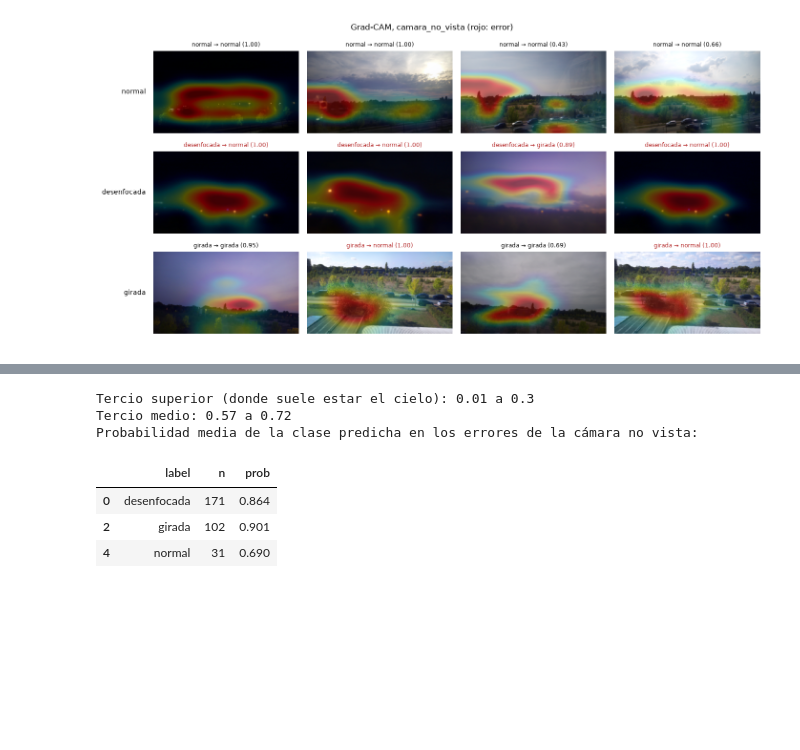
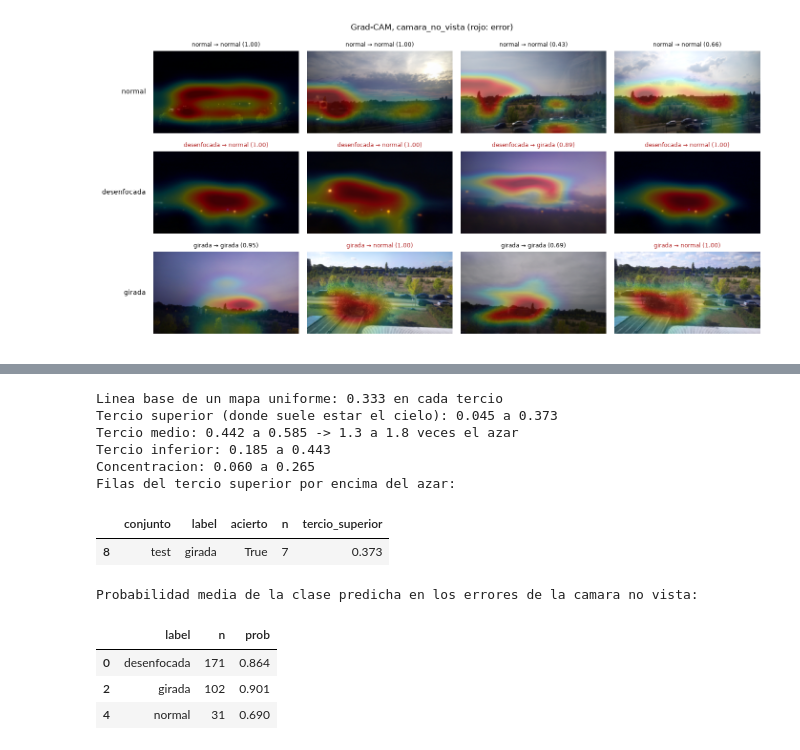
Before and after one commit to lyc4nthrope/deteccion-sabotaje-camaras, a Jupyter notebook: notebooks/05_explicabilidad_cnn.ipynb, the cells around one changed output, grey strips where cells are left out. Saved outputs shown, nothing was run; the diff lists cells and outputs as text; code cells hidden in the pictures; blank space fills up the shorter version.

```diff
--- a/notebooks/05_explicabilidad_cnn.ipynb
+++ b/notebooks/05_explicabilidad_cnn.ipynb
@@ -53,16 +57,30 @@ stats[cols]
 # %%
-print('Tercio superior (donde suele estar el cielo):', stats['tercio_superior'].min().round(2), 'a', stats['tercio_superior'].max().round(2))
-print('Tercio medio:', stats['tercio_medio'].min().round(2), 'a', stats['tercio_medio'].max().round(2))
-print('Probabilidad media de la clase predicha en los errores de la cámara no vista:')
+def rango(columna):
+    return f"{stats[columna].min():.3f} a {stats[columna].max():.3f}"
+
+print('Linea base de un mapa uniforme: 0.333 en cada tercio')
+print('Tercio superior (donde suele estar el cielo):', rango('tercio_superior'))
+print('Tercio medio:', rango('tercio_medio'), '->', f"{stats['tercio_medio'].min() * 3:.1f} a {stats['tercio_medio'].max() * 3:.1f} veces el azar")
+print('Tercio inferior:', rango('tercio_inferior'))
+print('Concentracion:', rango('concentracion'))
+print('Filas del tercio superior por encima del azar:')
+display(stats[stats['tercio_superior'] > 1 / 3][['conjunto', 'label', 'acierto', 'n', 'tercio_superior']])
+print('Probabilidad media de la clase predicha en los errores de la camara no vista:')
 stats[(stats['conjunto'] == 'camara_no_vista') & (~stats['acierto'])][['label', 'n', 'prob']]
 # %% [output]
-Tercio superior (donde suele estar el cielo): 0.01 a 0.3
-Tercio medio: 0.57 a 0.72
-Probabilidad media de la clase predicha en los errores de la cámara no vista:
+Linea base de un mapa uniforme: 0.333 en cada tercio
+Tercio superior (donde suele estar el cielo): 0.045 a 0.373
+Tercio medio: 0.442 a 0.585 -> 1.3 a 1.8 veces el azar
+Tercio inferior: 0.185 a 0.443
+Concentracion: 0.060 a 0.265
+Filas del tercio superior por encima del azar:
-|  | label | n | prob |
-| 0 | desenfocada | 171 | 0.864 |
-| 2 | girada | 102 | 0.901 |
-| 4 | normal | 31 | 0.690 |
+|  | conjunto | label | acierto | n | tercio_superior |
+| 8 | test | girada | True | 7 | 0.373 |
+Probabilidad media de la clase predicha en los errores de la camara no vista:
+|  | label | n | prob |
+| 0 | desenfocada | 171 | 0.864 |
+| 2 | girada | 102 | 0.901 |
+| 4 | normal | 31 | 0.690 |
 # %% [markdown]
 ## 4. Conclusión
 
```
Also changed, not shown: parts of 3 cells of this notebook.
